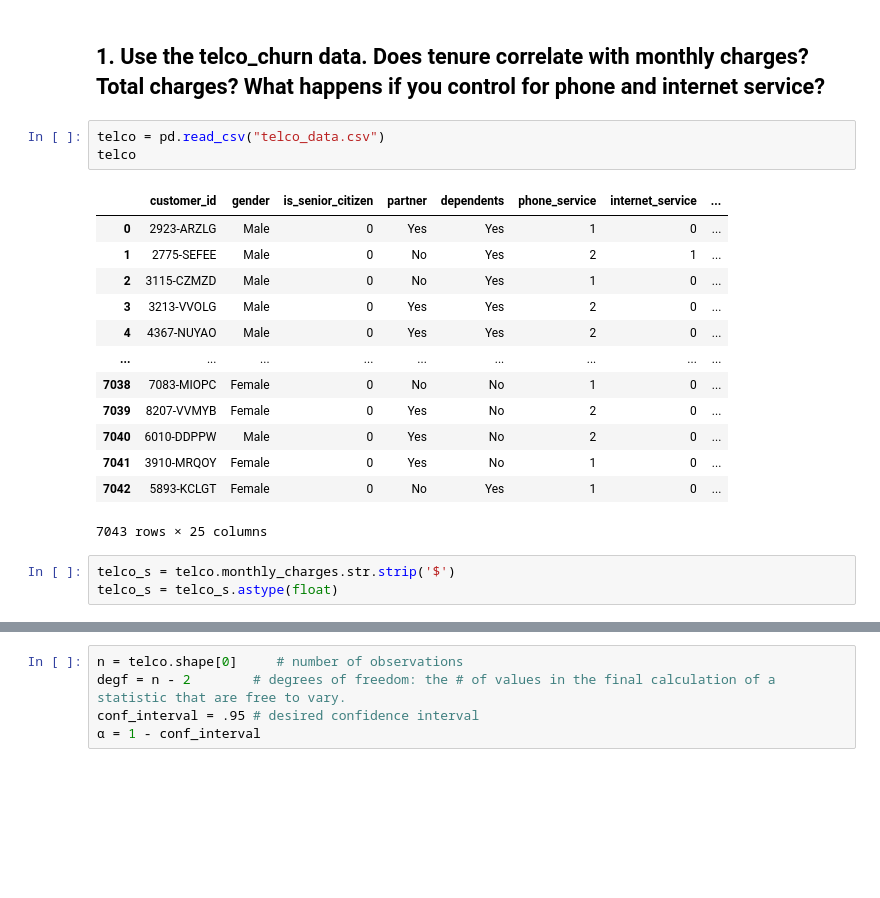
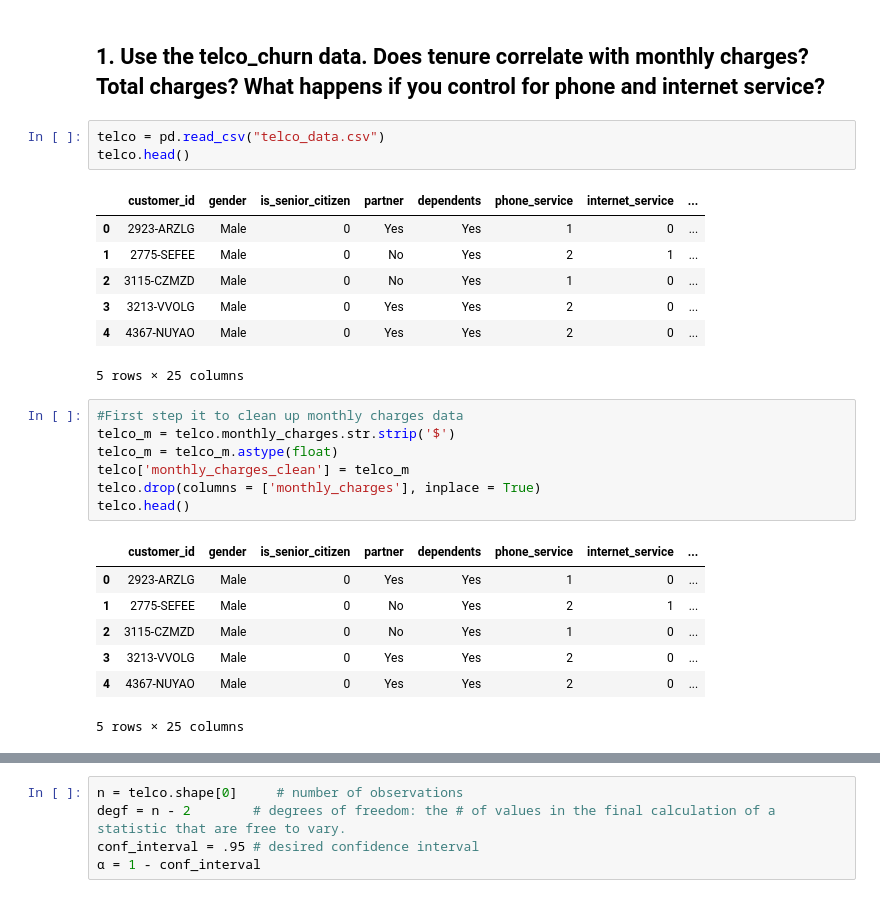
Before and after one commit to CSolitaire/statistics-exercises, a Jupyter notebook: hypothesis_testing.ipynb, the cells around one changed output, grey strips where cells are left out. Cells and saved outputs as stored; diff of their text form; blank space fills up the shorter version.

Commit message:
Telco Data

```diff
--- a/hypothesis_testing.ipynb
+++ b/hypothesis_testing.ipynb
@@ -505,21 +471,27 @@ mpg_a_df = mpg[mpg_a]
  ## 1. Use the telco_churn data. Does tenure correlate with monthly charges? Total charges? What happens if you control for phone and internet service?
 # %%
 telco = pd.read_csv("telco_data.csv")
-telco
+telco.head()
 # %% [output]
 |  | customer_id | gender | is_senior_citizen | partner | dependents | phone_service | internet_service | ... |
 | 0 | 2923-ARZLG | Male | 0 | Yes | Yes | 1 | 0 | ... |
 | 1 | 2775-SEFEE | Male | 0 | No | Yes | 2 | 1 | ... |
 | 2 | 3115-CZMZD | Male | 0 | No | Yes | 1 | 0 | ... |
 | 3 | 3213-VVOLG | Male | 0 | Yes | Yes | 2 | 0 | ... |
 | 4 | 4367-NUYAO | Male | 0 | Yes | Yes | 2 | 0 | ... |
-| ... | ... | ... | ... | ... | ... | ... | ... | ... |
-| 7038 | 7083-MIOPC | Female | 0 | No | No | 1 | 0 | ... |
-| 7039 | 8207-VVMYB | Female | 0 | Yes | No | 2 | 0 | ... |
-| 7040 | 6010-DDPPW | Male | 0 | Yes | No | 2 | 0 | ... |
-| 7041 | 3910-MRQOY | Female | 0 | Yes | No | 1 | 0 | ... |
-| 7042 | 5893-KCLGT | Female | 0 | No | Yes | 1 | 0 | ... |
-7043 rows × 25 columns
+5 rows × 25 columns
-# %%
-telco_s = telco.monthly_charges.str.strip('$')
-telco_s = telco_s.astype(float)
+# %%
+#First step it to clean up monthly charges data
+telco_m = telco.monthly_charges.str.strip('$')
+telco_m = telco_m.astype(float)
+telco['monthly_charges_clean'] = telco_m
+telco.drop(columns = ['monthly_charges'], inplace = True)
+telco.head()
+# %% [output]
+|  | customer_id | gender | is_senior_citizen | partner | dependents | phone_service | internet_service | ... |
+| 0 | 2923-ARZLG | Male | 0 | Yes | Yes | 1 | 0 | ... |
+| 1 | 2775-SEFEE | Male | 0 | No | Yes | 2 | 1 | ... |
+| 2 | 3115-CZMZD | Male | 0 | No | Yes | 1 | 0 | ... |
+| 3 | 3213-VVOLG | Male | 0 | Yes | Yes | 2 | 0 | ... |
+| 4 | 4367-NUYAO | Male | 0 | Yes | Yes | 2 | 0 | ... |
+5 rows × 25 columns
```
Also changed, not shown: parts of 68 cells of this notebook.
